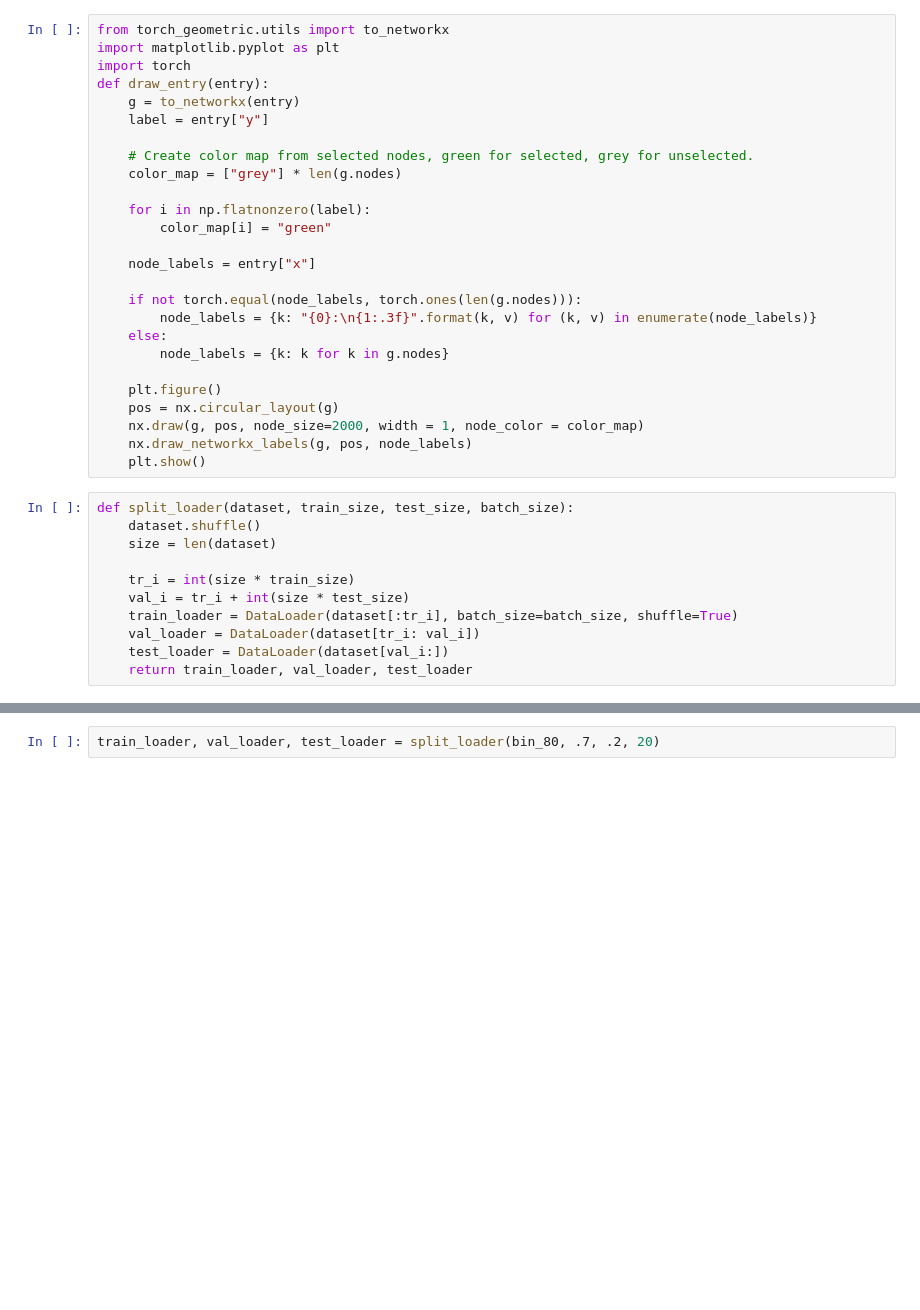
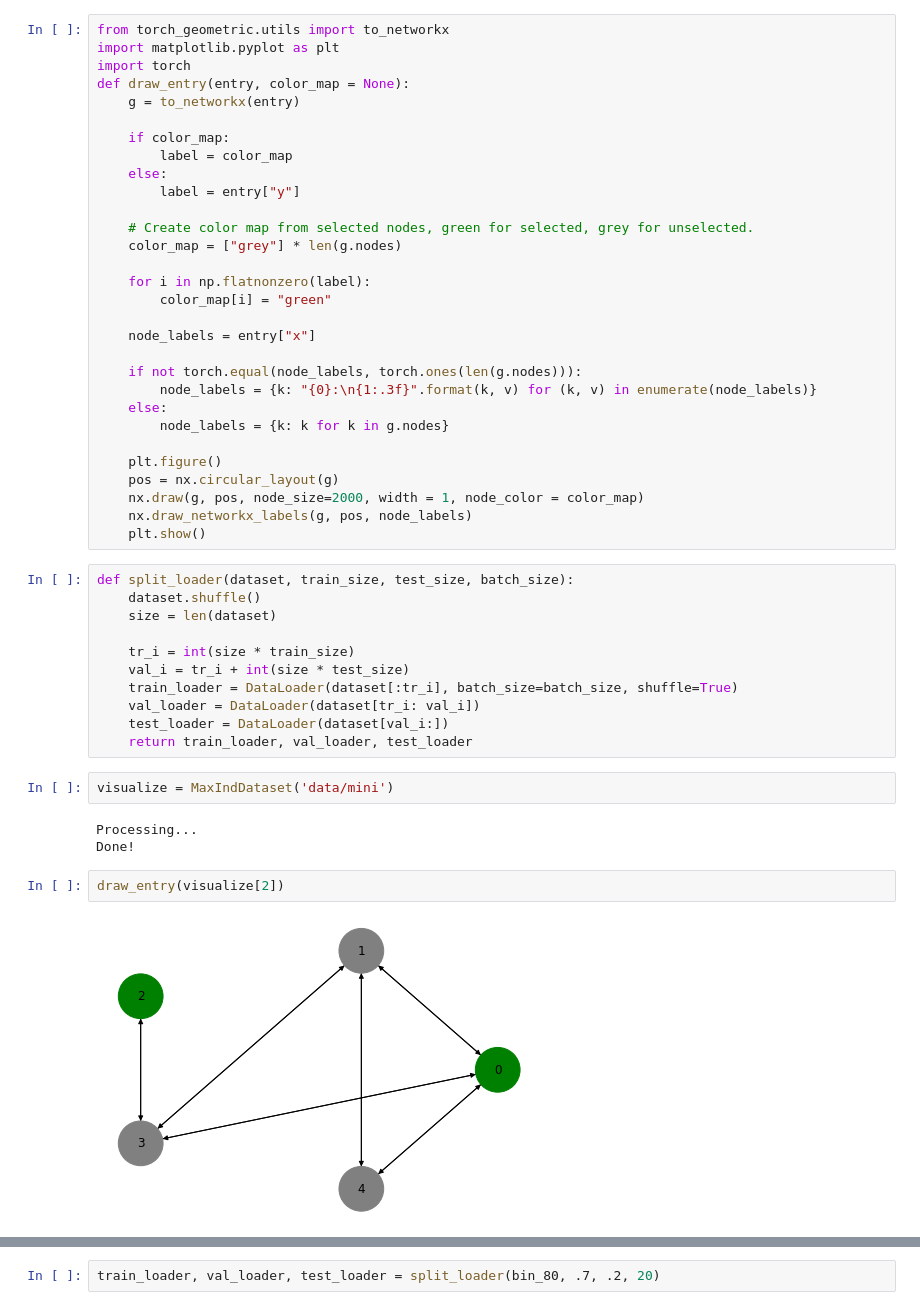
Before and after one commit to Zeyuzhao/DeepKidney, a Jupyter notebook: GCN.ipynb, the cells around one changed output, grey strips where cells are left out. Saved outputs shown, nothing was run; the diff lists cells and outputs as text; blank space fills up the shorter version.

```diff
--- a/GCN.ipynb
+++ b/GCN.ipynb
@@ -46,9 +56,13 @@ class MaxIndDataset(InMemoryDataset):
 from torch_geometric.utils import to_networkx
 import matplotlib.pyplot as plt
 import torch
-def draw_entry(entry):
+def draw_entry(entry, color_map = None):
     g = to_networkx(entry)
-    label = entry["y"]
+
+    if color_map:
+        label = color_map
+    else:
+        label = entry["y"]
 
     # Create color map from selected nodes, green for selected, grey for unselected.
     color_map = ["grey"] * len(g.nodes)
@@ -79,5 +93,14 @@ def split_loader(dataset, train_size, test_size, batch_size):
     val_loader = DataLoader(dataset[tr_i: val_i])
     test_loader = DataLoader(dataset[val_i:])
     return train_loader, val_loader, test_loader
+# %%
+visualize = MaxIndDataset('data/mini')
+# %% [output]
+Processing...
+Done!
+# %%
+draw_entry(visualize[2])
+# %% [output]
+[figure, added]
 # %%
 bin_80 = MaxIndDataset('data/binomial_80')
```
Also changed, not shown: parts of 16 cells of this notebook, 9 other files.
